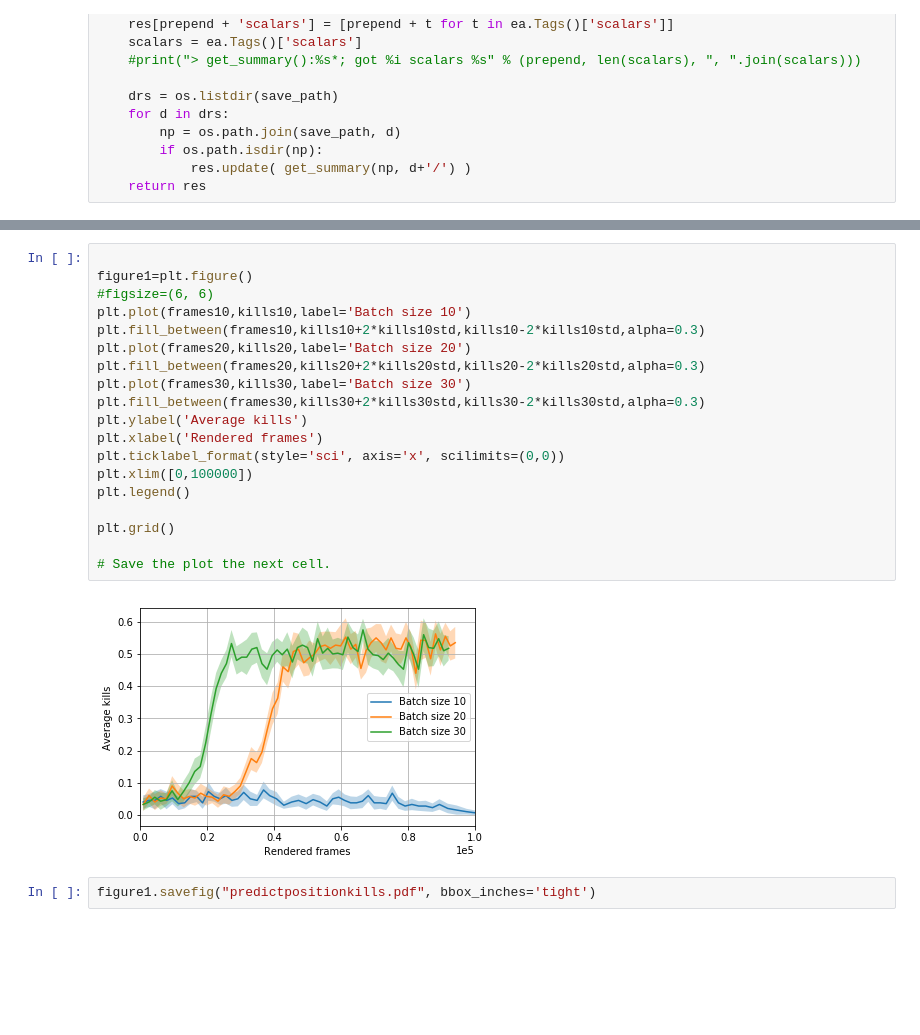
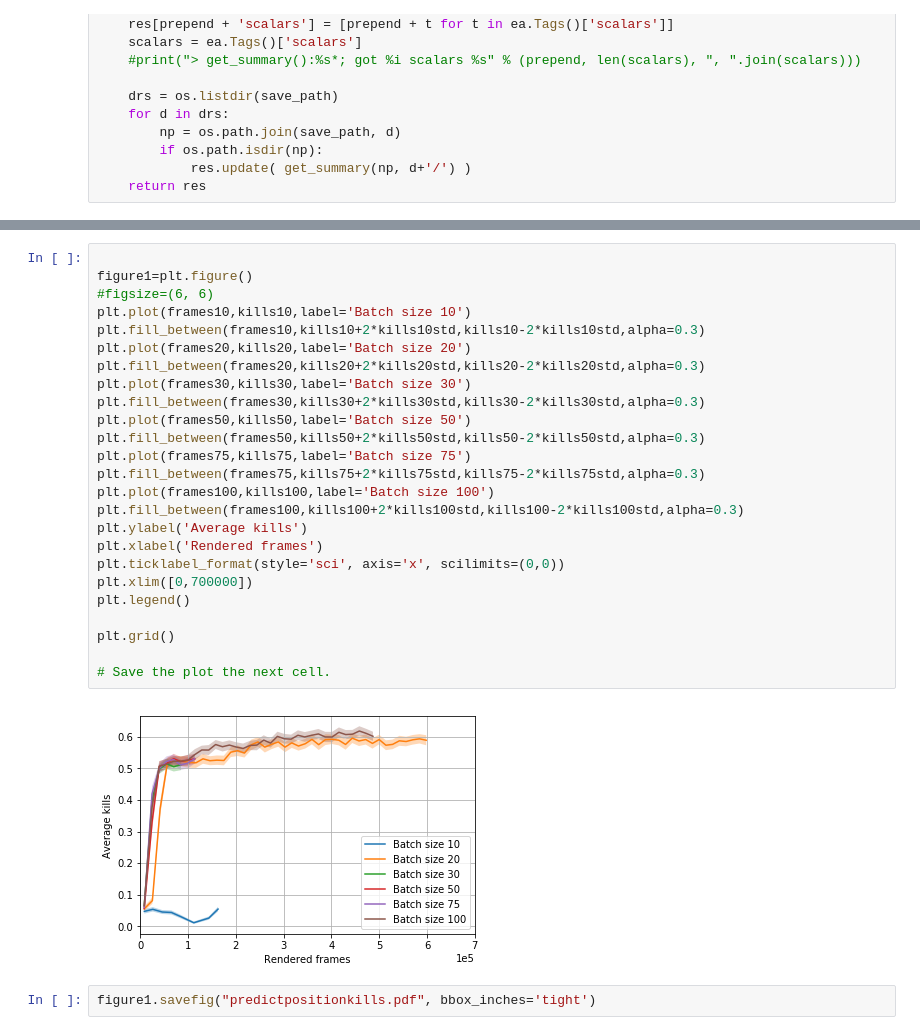
Before and after one commit to ElinBD/KillingDemons, a Jupyter notebook: CodeVersions/Plotexample.ipynb, the cells around one changed output, grey strips where cells are left out. Cells and saved outputs as stored; diff of their text form; blank space fills up the shorter version.

Commit message:
Added the plot example

```diff
--- a/CodeVersions/Plotexample.ipynb
+++ b/CodeVersions/Plotexample.ipynb
@@ -135,23 +148,29 @@ Average time alive per episode in last 100 episodes=18.663157889717503
 # %%
 
 figure1=plt.figure()
 #figsize=(6, 6)
 plt.plot(frames10,kills10,label='Batch size 10')
 plt.fill_between(frames10,kills10+2*kills10std,kills10-2*kills10std,alpha=0.3)
 plt.plot(frames20,kills20,label='Batch size 20')
 plt.fill_between(frames20,kills20+2*kills20std,kills20-2*kills20std,alpha=0.3)
 plt.plot(frames30,kills30,label='Batch size 30')
 plt.fill_between(frames30,kills30+2*kills30std,kills30-2*kills30std,alpha=0.3)
+plt.plot(frames50,kills50,label='Batch size 50')
+plt.fill_between(frames50,kills50+2*kills50std,kills50-2*kills50std,alpha=0.3)
+plt.plot(frames75,kills75,label='Batch size 75')
+plt.fill_between(frames75,kills75+2*kills75std,kills75-2*kills75std,alpha=0.3)
+plt.plot(frames100,kills100,label='Batch size 100')
+plt.fill_between(frames100,kills100+2*kills100std,kills100-2*kills100std,alpha=0.3)
 plt.ylabel('Average kills')
 plt.xlabel('Rendered frames')
 plt.ticklabel_format(style='sci', axis='x', scilimits=(0,0))
-plt.xlim([0,100000])
+plt.xlim([0,700000])
 plt.legend()
 
 plt.grid()
 
 # Save the plot the next cell.
 # %% [output]
-[figure, old version]
+[figure, new version]
 # %%
 figure1.savefig("predictpositionkills.pdf", bbox_inches='tight')
```
Also changed, not shown: parts of 4 cells of this notebook, 2 other files.
